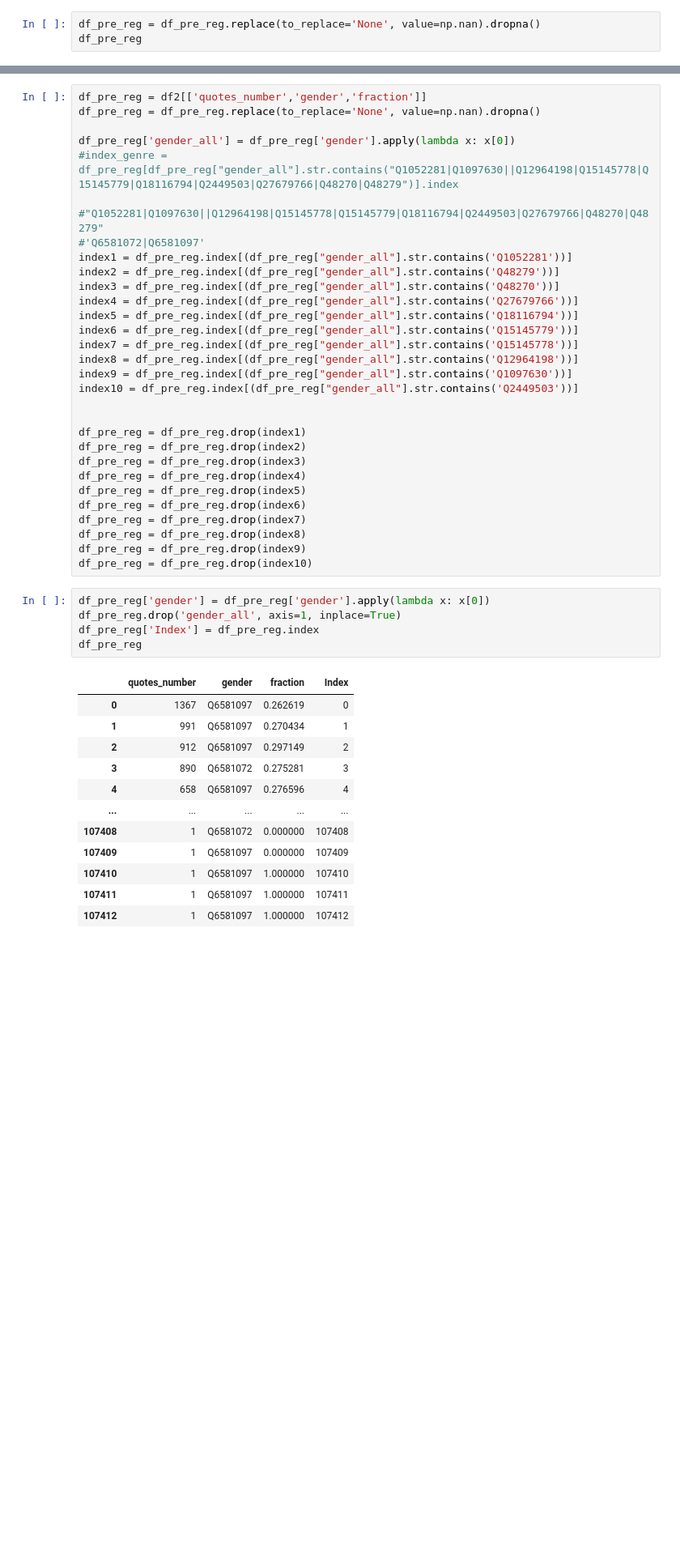
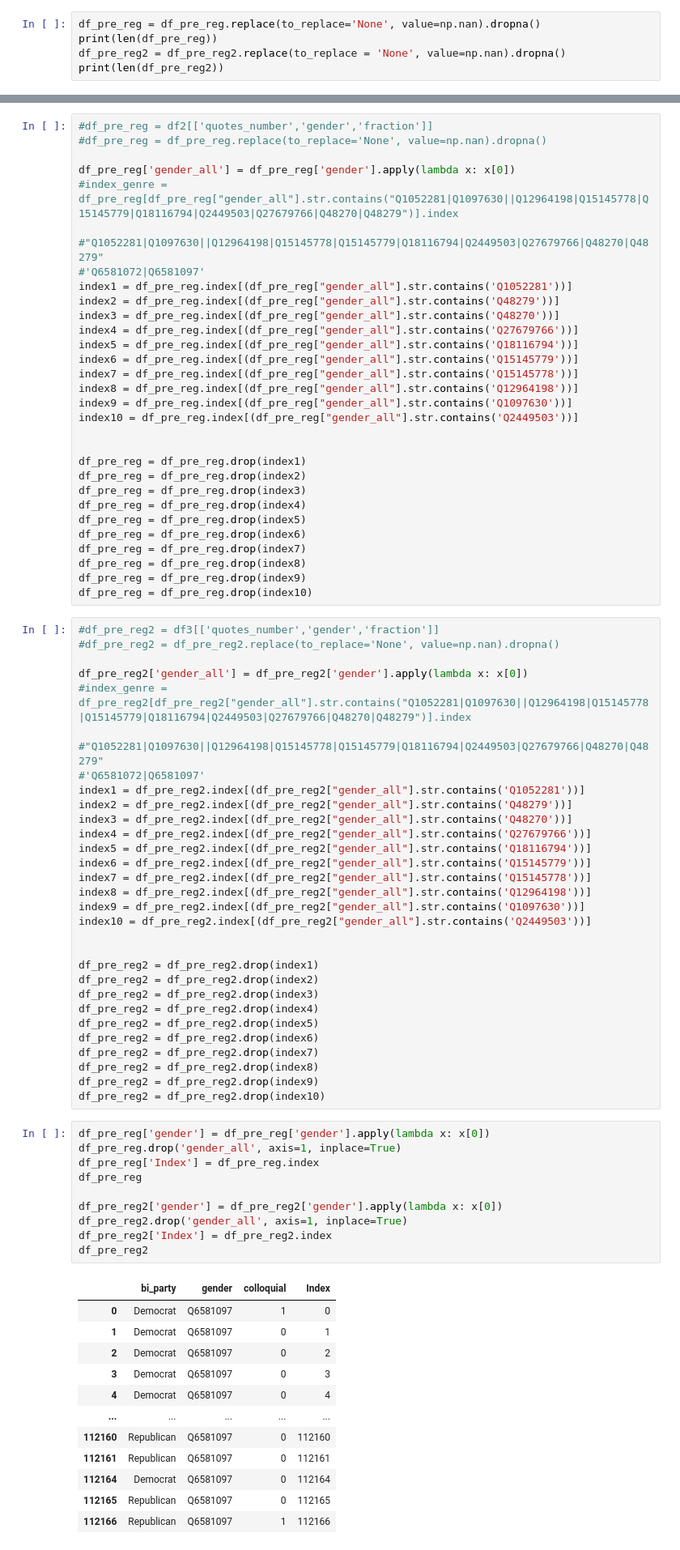
Before and after one commit to epfl-ada/ada-2021-project-adacadabra, a Jupyter notebook: ANALYSIS/Regression.ipynb, the cells around one changed output, grey strips where cells are left out. Shown at 81% size. Drawn from its saved outputs; the diff is of its cells as text; blank space fills up the shorter version.

```diff
--- a/ANALYSIS/Regression.ipynb
+++ b/ANALYSIS/Regression.ipynb
@@ -112,4 +97,6 @@ df_pre_reg = df2[['quotes_number','gender']]
 # %%
 df_pre_reg = df_pre_reg.replace(to_replace='None', value=np.nan).dropna()
-df_pre_reg
+print(len(df_pre_reg))
+df_pre_reg2 = df_pre_reg2.replace(to_replace = 'None', value=np.nan).dropna()
+print(len(df_pre_reg2))
 # %% [output]
@@ -129,6 +105,6 @@ df_pre_reg
 # %%
-df_pre_reg = df2[['quotes_number','gender','fraction']]
-df_pre_reg = df_pre_reg.replace(to_replace='None', value=np.nan).dropna()
+#df_pre_reg = df2[['quotes_number','gender','fraction']]
+#df_pre_reg = df_pre_reg.replace(to_replace='None', value=np.nan).dropna()
 
 df_pre_reg['gender_all'] = df_pre_reg['gender'].apply(lambda x: x[0])
 #index_genre = df_pre_reg[df_pre_reg["gender_all"].str.contains("Q1052281|Q1097630||Q12964198|Q15145778|Q15145779|Q18116794|Q2449503|Q27679766|Q48270|Q48279")].index
@@ -157,21 +133,57 @@ df_pre_reg = df_pre_reg.drop(index7)
 df_pre_reg = df_pre_reg.drop(index8)
 df_pre_reg = df_pre_reg.drop(index9)
 df_pre_reg = df_pre_reg.drop(index10)
+# %%
+#df_pre_reg2 = df3[['quotes_number','gender','fraction']]
+#df_pre_reg2 = df_pre_reg2.replace(to_replace='None', value=np.nan).dropna()
+
+df_pre_reg2['gender_all'] = df_pre_reg2['gender'].apply(lambda x: x[0])
+#index_genre = df_pre_reg2[df_pre_reg2["gender_all"].str.contains("Q1052281|Q1097630||Q12964198|Q15145778|Q15145779|Q18116794|Q2449503|Q27679766|Q48270|Q48279")].index
+
+#"Q1052281|Q1097630||Q12964198|Q15145778|Q15145779|Q18116794|Q2449503|Q27679766|Q48270|Q48279"
+#'Q6581072|Q6581097'
+index1 = df_pre_reg2.index[(df_pre_reg2["gender_all"].str.contains('Q1052281'))]
+index2 = df_pre_reg2.index[(df_pre_reg2["gender_all"].str.contains('Q48279'))]
+index3 = df_pre_reg2.index[(df_pre_reg2["gender_all"].str.contains('Q48270'))]
+index4 = df_pre_reg2.index[(df_pre_reg2["gender_all"].str.contains('Q27679766'))]
+index5 = df_pre_reg2.index[(df_pre_reg2["gender_all"].str.contains('Q18116794'))]
+index6 = df_pre_reg2.index[(df_pre_reg2["gender_all"].str.contains('Q15145779'))]
+index7 = df_pre_reg2.index[(df_pre_reg2["gender_all"].str.contains('Q15145778'))]
+index8 = df_pre_reg2.index[(df_pre_reg2["gender_all"].str.contains('Q12964198'))]
+index9 = df_pre_reg2.index[(df_pre_reg2["gender_all"].str.contains('Q1097630'))]
+index10 = df_pre_reg2.index[(df_pre_reg2["gender_all"].str.contains('Q2449503'))]
+
+
+df_pre_reg2 = df_pre_reg2.drop(index1)
+df_pre_reg2 = df_pre_reg2.drop(index2)
+df_pre_reg2 = df_pre_reg2.drop(index3)
+df_pre_reg2 = df_pre_reg2.drop(index4)
+df_pre_reg2 = df_pre_reg2.drop(index5)
+df_pre_reg2 = df_pre_reg2.drop(index6)
+df_pre_reg2 = df_pre_reg2.drop(index7)
+df_pre_reg2 = df_pre_reg2.drop(index8)
+df_pre_reg2 = df_pre_reg2.drop(index9)
+df_pre_reg2 = df_pre_reg2.drop(index10)
 # %%
 df_pre_reg['gender'] = df_pre_reg['gender'].apply(lambda x: x[0])
 df_pre_reg.drop('gender_all', axis=1, inplace=True)
 df_pre_reg['Index'] = df_pre_reg.index
 df_pre_reg
+
+df_pre_reg2['gender'] = df_pre_reg2['gender'].apply(lambda x: x[0])
+df_pre_reg2.drop('gender_all', axis=1, inplace=True)
+df_pre_reg2['Index'] = df_pre_reg2.index
+df_pre_reg2
 # %% [output]
-|  | quotes_number | gender | fraction | Index |
-| 0 | 1367 | Q6581097 | 0.262619 | 0 |
-| 1 | 991 | Q6581097 | 0.270434 | 1 |
-| 2 | 912 | Q6581097 | 0.297149 | 2 |
-| 3 | 890 | Q6581072 | 0.275281 | 3 |
-| 4 | 658 | Q6581097 | 0.276596 | 4 |
+|  | bi_party | gender | colloquial | Index |
+| 0 | Democrat | Q6581097 | 1 | 0 |
+| 1 | Democrat | Q6581097 | 0 | 1 |
+| 2 | Democrat | Q6581097 | 0 | 2 |
+| 3 | Democrat | Q6581097 | 0 | 3 |
+| 4 | Democrat | Q6581097 | 0 | 4 |
 | ... | ... | ... | ... | ... |
-| 107408 | 1 | Q6581072 | 0.000000 | 107408 |
-| 107409 | 1 | Q6581097 | 0.000000 | 107409 |
-| 107410 | 1 | Q6581097 | 1.000000 | 107410 |
-| 107411 | 1 | Q6581097 | 1.000000 | 107411 |
-| 107412 | 1 | Q6581097 | 1.000000 | 107412 |
+| 112160 | Republican | Q6581097 | 0 | 112160 |
+| 112161 | Republican | Q6581097 | 0 | 112161 |
+| 112164 | Democrat | Q6581097 | 0 | 112164 |
+| 112165 | Republican | Q6581097 | 0 | 112165 |
+| 112166 | Republican | Q6581097 | 1 | 112166 |
```
Also changed, not shown: parts of 9 cells of this notebook.
